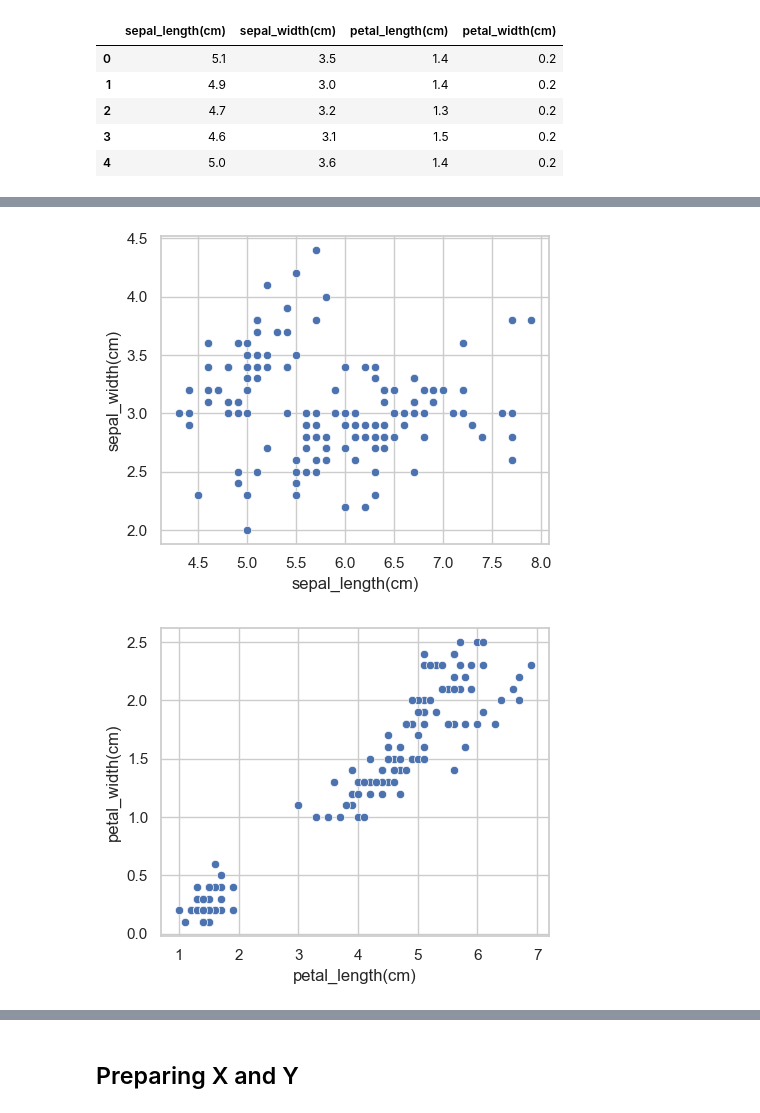
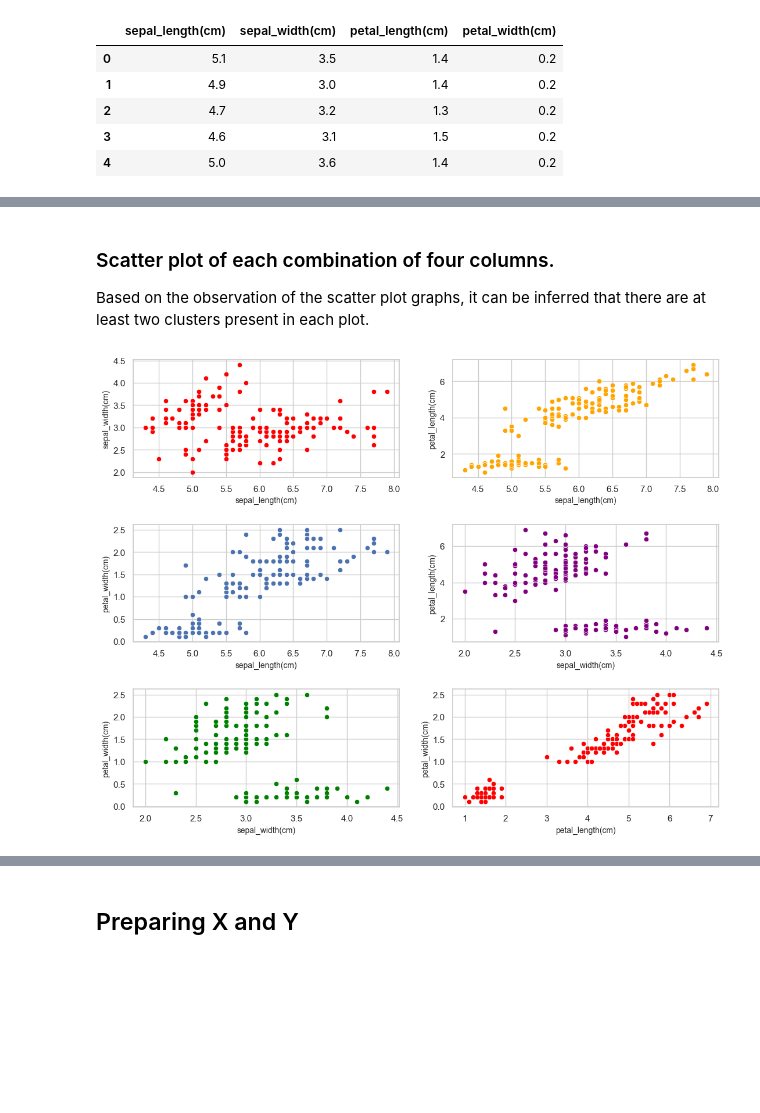
Before and after one commit to umar-anzar/spark-foundation-internship-datascience, a Jupyter notebook: Task2/PredictionUsingUnsupervisedML.ipynb, the cells around one changed output, grey strips where cells are left out. Drawn from its saved outputs; the diff is of its cells as text; code cells hidden in the pictures; blank space fills up the shorter version.

```diff
--- a/Task2/PredictionUsingUnsupervisedML.ipynb
+++ b/Task2/PredictionUsingUnsupervisedML.ipynb
@@ -61,11 +88,22 @@ By observing the scatter plot graph, it can be inferred that there is a strong r
+# %% [markdown]
+### Scatter plot of each combination of four columns.
+
+Based on the observation of the scatter plot graphs, it can be inferred that there are at least two clusters present in each plot.
 # %%
 sns.set(rc={'figure.figsize':(5,4)})
 sns.set_style("whitegrid")
 
-sns.scatterplot(x='sepal_length(cm)',y='sepal_width(cm)',data=dataset)
+comb = list(combinations(dataset.columns,2))
+
+fig, axis1 = plt.subplots(nrows=len(comb)//2, ncols=2, figsize=(13, 10))
+color_arr = ['red','orange',None,'purple','green']
+
+fig.subplots_adjust(wspace=0.2, hspace=0.4)
+for i, (j, k) in enumerate(comb):
+    axis = axis1[i//2, i%2]
+    sns.scatterplot(x=j,y=k,data=dataset, ax=axis, color=color_arr[i%len(color_arr)])
+    axis.set_xlabel(j, fontsize=10)
+    axis.set_ylabel(k, fontsize=10)
 plt.show()
-sns.scatterplot(x='petal_length(cm)',y='petal_width(cm)',data=dataset)
-plt.show()
 # %% [output]
-[figure, old version]
+[figure, new version]
-[figure, removed]
```
Also changed, not shown: parts of 10 cells of this notebook.
